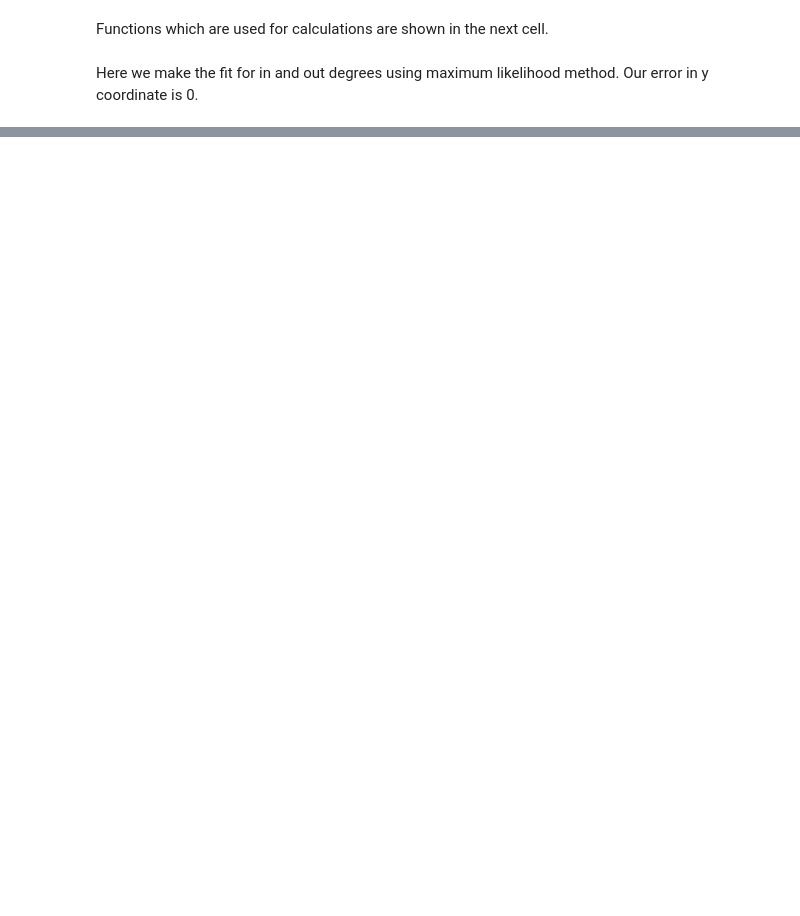
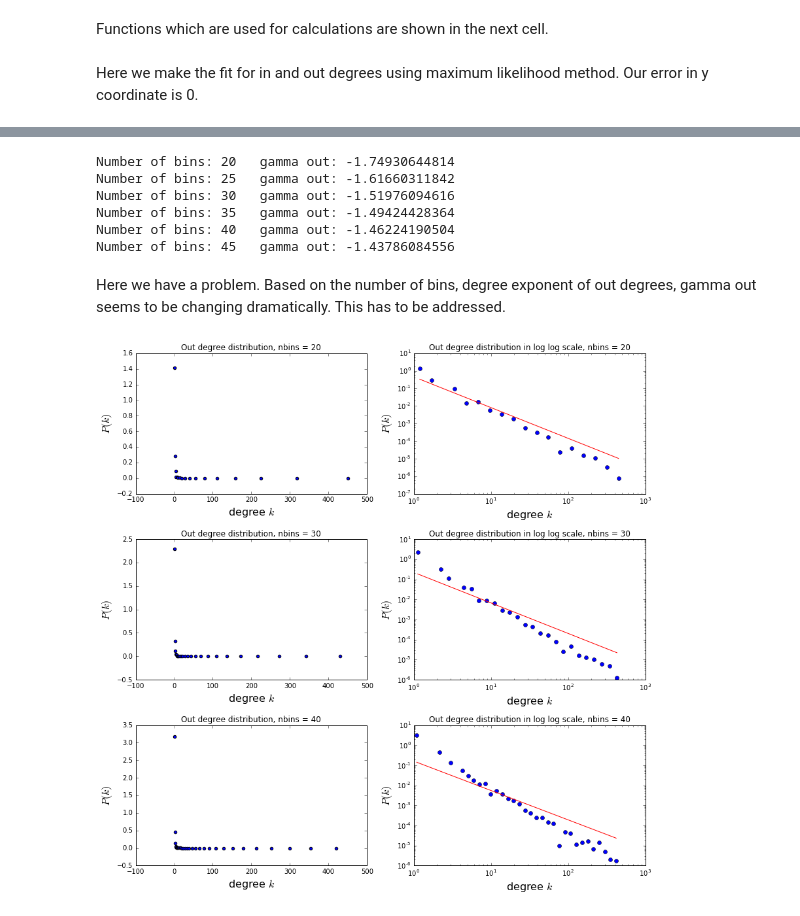
Before and after one commit to PtrTeixeira/NetSci, a Jupyter notebook: Project.ipynb, the cells around one changed output, grey strips where cells are left out. Drawn from its saved outputs; the diff is of its cells as text; code cells hidden in the pictures; blank space fills up the shorter version.

```diff
--- a/Project.ipynb
+++ b/Project.ipynb
@@ -65,5 +89,2 @@ def calculate_fit(x, y):
-# %%
-k_in, pk_in = create_distribution(k_in_list, 1000)
-k_out, pk_out = create_distribution(k_out_list, 2000)
 # %% [markdown]
 Here we make the fit for in and out degrees using maximum likelihood method. Our error in y coordinate is 0.
@@ -110,0 +115,62 @@ plt.show()
+# %%
+dat = []
+for nbins in [20,25,30,35,40,45]:
+    k_out, pk_out = create_distribution(k_out_list, nbins)
+    m_out, b_out = calculate_fit(k_out, pk_out)
+    yout = (10**b_out) * (k_out**m_out)
+    print('Number of bins:', nbins, '  gamma out:', m_out)
+    dat.append((k_out, pk_out, yout))
+# %% [output]
+Number of bins: 20   gamma out: -1.74930644814
+Number of bins: 25   gamma out: -1.61660311842
+Number of bins: 30   gamma out: -1.51976094616
+Number of bins: 35   gamma out: -1.49424428364
+Number of bins: 40   gamma out: -1.46224190504
+Number of bins: 45   gamma out: -1.43786084556
+# %% [markdown]
+Here we have a problem. Based on the number of bins, degree exponent of out degrees, gamma out seems to be changing dramatically. This has to be addressed.
+# %%
+fig = plt.figure(figsize=(12,12))
+plt.subplot(321)
+plt.scatter(dat[0][0], dat[0][1])
+plt.xlabel(r"degree $k$", fontsize=16)
+plt.ylabel(r"$P(k)$", fontsize=16)
+plt.title('Out degree distribution, nbins = 20')
+
+plt.subplot(322)
+plt.loglog(dat[0][0], dat[0][1], marker='o', linestyle='none')
+plt.loglog(dat[0][0], dat[0][2], color='red')
+plt.xlabel(r"degree $k$", fontsize=16)
+plt.ylabel(r"$P(k)$", fontsize=16)
+plt.title('Out degree distribution in log log scale, nbins = 20')
+
+plt.subplot(323)
+plt.scatter(dat[2][0], dat[2][1])
+plt.xlabel(r"degree $k$", fontsize=16)
+plt.ylabel(r"$P(k)$", fontsize=16)
+plt.title('Out degree distribution, nbins = 30')
+
+plt.subplot(324)
+plt.loglog(dat[2][0], dat[2][1], marker='o', linestyle='none')
+plt.loglog(dat[2][0], dat[2][2], color='red')
+plt.xlabel(r"degree $k$", fontsize=16)
+plt.ylabel(r"$P(k)$", fontsize=16)
+plt.title('Out degree distribution in log log scale, nbins = 30')
+
+plt.subplot(325)
+plt.scatter(dat[4][0], dat[4][1])
+plt.xlabel(r"degree $k$", fontsize=16)
+plt.ylabel(r"$P(k)$", fontsize=16)
+plt.title('Out degree distribution, nbins = 40')
+
+plt.subplot(326)
+plt.loglog(dat[4][0], dat[4][1], marker='o', linestyle='none')
+plt.loglog(dat[4][0], dat[4][2], color='red')
+plt.xlabel(r"degree $k$", fontsize=16)
+plt.ylabel(r"$P(k)$", fontsize=16)
+plt.title('Out degree distribution in log log scale, nbins = 40')
+
+plt.tight_layout()
+plt.show()
+# %% [output]
+[figure, added]
```
Also changed, not shown: parts of 7 cells of this notebook.
